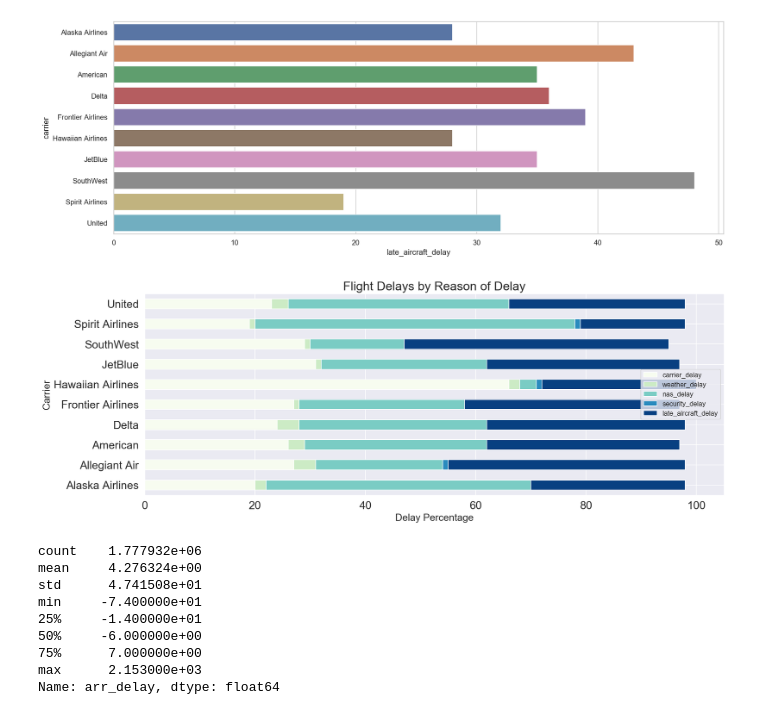
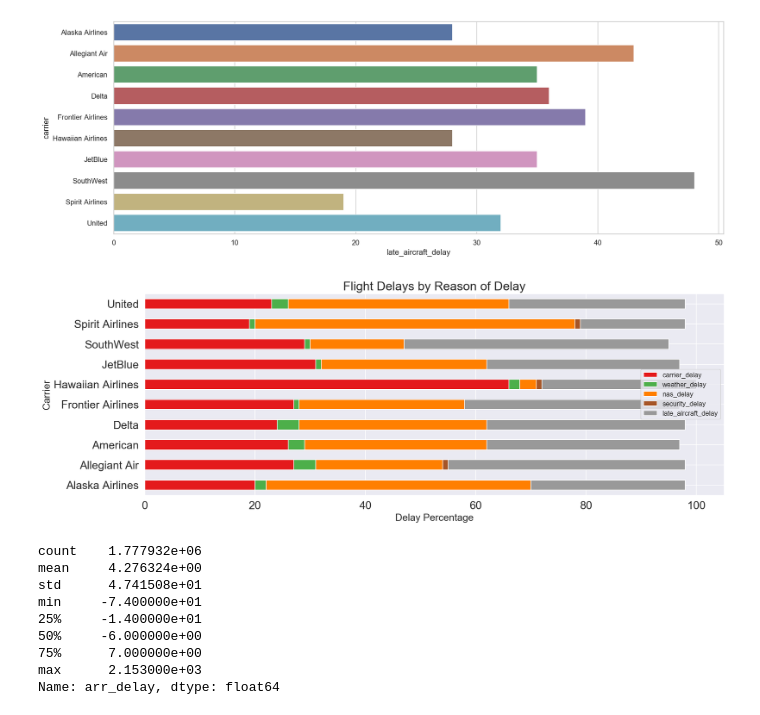
Before and after one commit to ikviatkovski/US_Domestic_Flights_Delays_Analysis, a Jupyter notebook: code/3 EDA.ipynb, the cells around one changed output. Saved outputs shown, nothing was run; the diff lists cells and outputs as text; code cells hidden in the pictures.

```diff
--- a/code/3 EDA.ipynb
+++ b/code/3 EDA.ipynb
@@ -327,19 +327,19 @@ for column in delay_by_reason.columns:
 # %%
 #Plotting a stacked bar chart of percentages of explained delay by reason by carrier
 sns.set()
 delay_by_reason.plot(kind='barh',
                      figsize=(15,6),
                      stacked=True,
                     fontsize=18,
-                    colormap='GnBu');
+                    colormap='Set1');
 
 plt.title('Flight Delays by Reason of Delay', fontsize=20);
 plt.xlabel('Delay Percentage', fontsize = 16)
 plt.ylabel('Carrier', fontsize = 16)
 plt.legend(loc =0);
 plt.savefig('../AUX/delay_by_reason_stacked.png', transparent=True)
 # %% [output]
-[figure, old version]
+[figure, new version]
 # %%
 #A closer look at our future target
 data['arr_delay'].describe()
```
Also changed, not shown: 3 other files.
